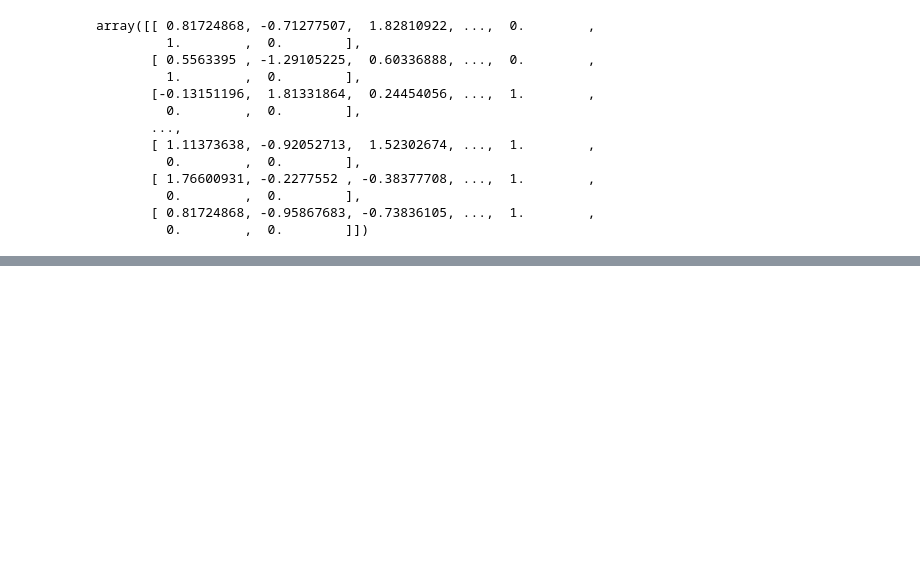
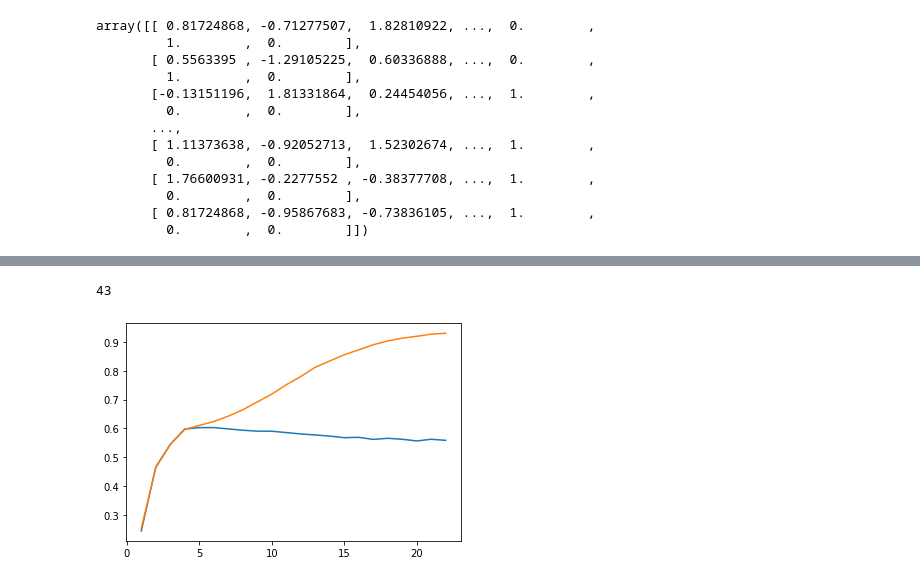
Before and after one commit to Bschreff/food-sales--prediction, a Jupyter notebook: GitHub_Rep_.ipynb, the cells around one changed output, grey strips where cells are left out. Drawn from its saved outputs; the diff is of its cells as text; code cells hidden in the pictures; blank space fills up the shorter version.

```diff
--- a/GitHub_Rep_.ipynb
+++ b/GitHub_Rep_.ipynb
@@ -521,0 +926,5 @@ array([[ 0.81724868, -0.71277507,  1.82810922, ...,  0.        ,
+# %%
+# Create instance of model
+bagreg = BaggingRegressor(n_estimators=best_n_estimator, random_state=42)
+bag_tree_pipe = make_pipeline(preprocessor, bagreg)
+bag_tree_pipe.fit(X_train, y_train)
@@ -521,0 +966,5 @@ array([[ 0.81724868, -0.71277507,  1.82810922, ...,  0.        ,
+# %%
+# Get params
+rf = RandomForestRegressor(random_state=42)
+rf_pipe = make_pipeline(preprocessor, rf)
+rf.get_params()
@@ -521,0 +989,3 @@ array([[ 0.81724868, -0.71277507,  1.82810922, ...,  0.        ,
+# %%
+# Fit Model
+rf_pipe.fit(X_train, y_train)
@@ -521,0 +1025,28 @@ array([[ 0.81724868, -0.71277507,  1.82810922, ...,  0.        ,
+# %%
+# Get depth
+est_depth = [estimator.get_depth() for estimator in rf.estimators_]
+max_depth = max(est_depth)
+max_depth
+# %% [output]
+43
+# %%
+# Tune max_depth
+depths = range(1, 23)
+scores = pd.DataFrame(index=depths, columns=['Train Scores','Test Scores'])
+for depth in depths:
+  rf = RandomForestRegressor(max_depth= depth)
+  rf_pipe =make_pipeline(preprocessor, rf)
+  rf_pipe.fit(X_train, y_train)
+  train_pred = rf_pipe.predict(X_train)
+  test_pred = rf_pipe.predict(X_test)
+  train_r2score = r2_score(y_train, train_pred)
+  test_r2score = r2_score(y_test, test_pred)
+  scores.loc[depth,'Train Scores'] = train_r2score
+  scores.loc[depth, 'Test Scores'] = test_r2score
+# %%
+#Plot change in scores to gain insight
+plt.plot(scores['Test Scores'])
+plt.plot(scores['Train Scores'])
+plt.show()
+# %% [output]
+[figure, added]
```
Also changed, not shown: parts of 43 cells of this notebook.
